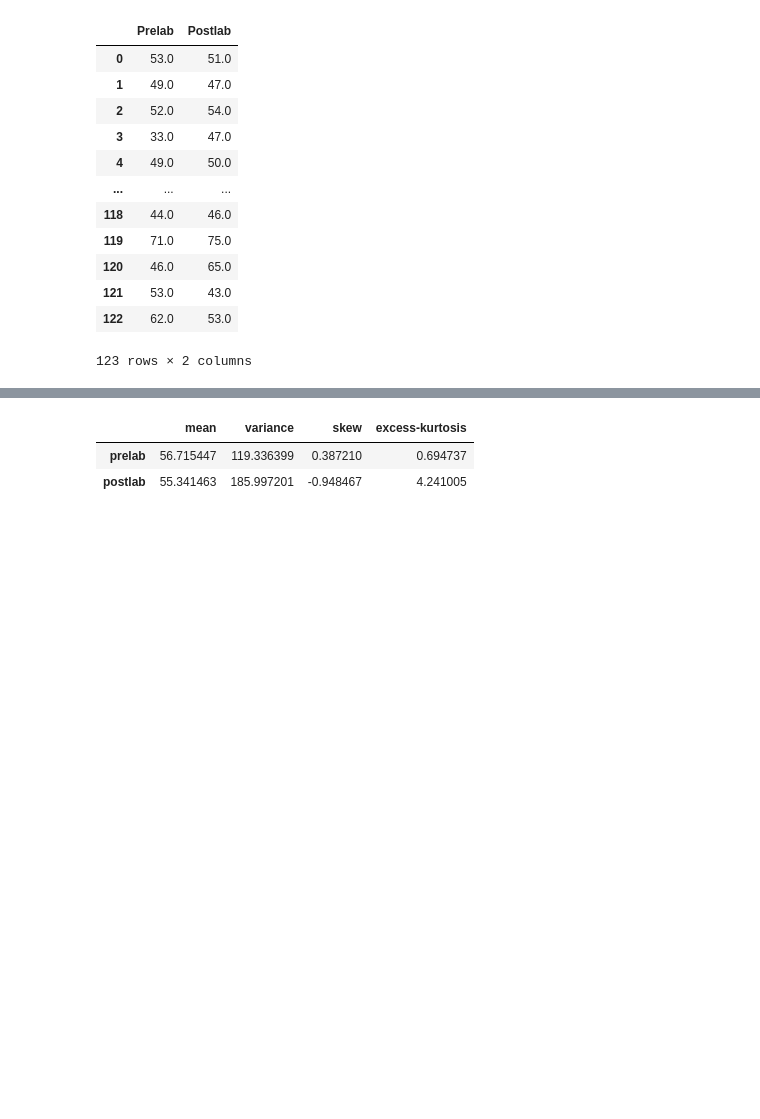
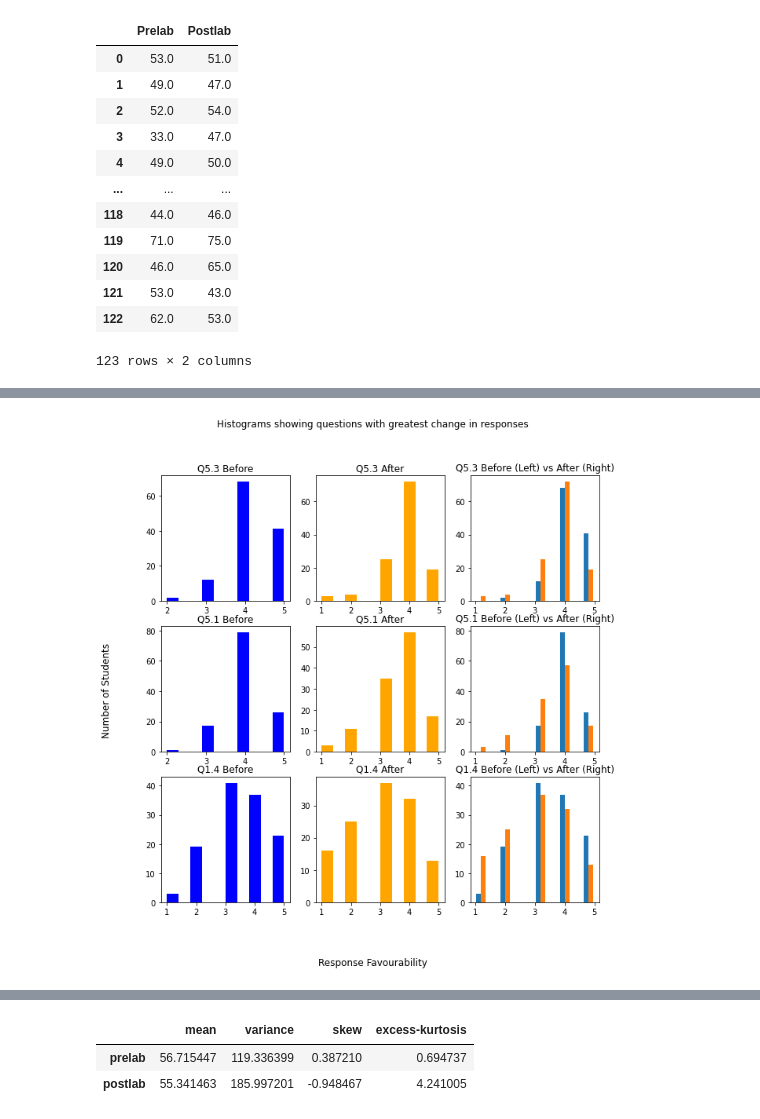
Before and after one commit to Devejya/project, a Jupyter notebook: project_test.ipynb, the cells around one changed output, grey strips where cells are left out. Cells and saved outputs as stored; diff of their text form; code cells hidden in the pictures; blank space fills up the shorter version.

```diff
--- a/project_test.ipynb
+++ b/project_test.ipynb
@@ -199,6 +216,40 @@ plt.show()
 #     y += 1
 
 # plt.show()
+# %%
+# Plotting histograms for 3 sub-questions
+
+# Get the questions with the greatest fluctuation
+delta_q = weighted_postlab_q.mean() - weighted_prelab_q.mean()
+charts = 3
+select_questions = delta_q.abs().sort_values().tail(charts).index
+
+fig, ax = plt.subplots(charts, 3, figsize=(10,10))
+fig.suptitle("Histograms showing questions with greatest change in responses")
+fig.supxlabel("Response Favourability")
+fig.supylabel("Number of Students")
+
+# Plot every graph independently
+for side, q_df in enumerate((prelab_q, postlab_q)):
+    y = 0
+    for subq in select_questions:
+        q = '.'.join(subq)
+        state = ['Before', 'After'][side]
+        ax[y,side].set_title(f'{q} {state}')
+        ax[y,side].hist(q_df[subq], color=['blue', 'orange'][side])
+        y += 1
+
+# Plotting Side-by-Side Histogram
+y = 0
+for subq in select_questions:
+    q = '.'.join(subq)
+    ax[y,2].set_title(f'{q} Before (Left) vs After (Right)')
+    ax[y,2].hist((prelab_q[subq], postlab_q[subq]))
+    y += 1
+
+plt.show()
+# %% [output]
+[figure, added]
 # %%
 # Plotting PieCharts
 
```
Also changed, not shown: parts of 6 cells of this notebook.
